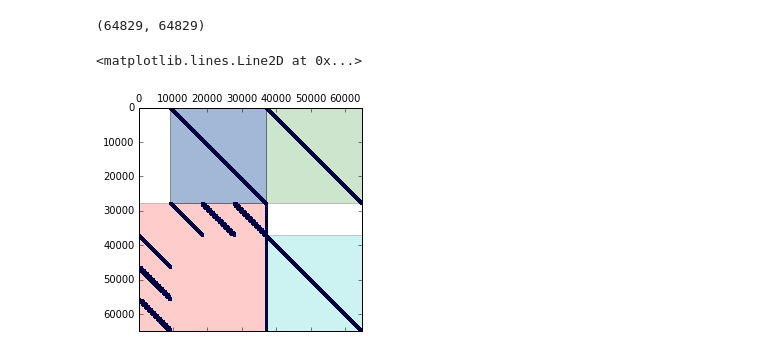
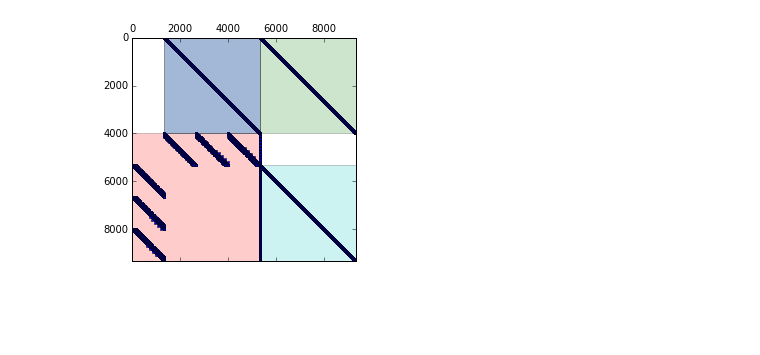
Before and after one commit to order/lcp-research, a Jupyter notebook: gh_system_viewer.ipynb, the cells around one changed output. Drawn from its saved outputs; the diff is of its cells as text; code cells hidden in the pictures; blank space fills up the shorter version.

```diff
--- a/gh_system_viewer.ipynb
+++ b/gh_system_viewer.ipynb
@@ -15,5 +15,7 @@ unarch = Unarchiver('/home/epz/scratch/test_gh_system.arch')
 G = unarch.G
 h = unarch.h
 G = G.tocsr()
-print G.shape
+(N,N) = G.shape
+n = int(np.round(np.power(N / 7,1./3.)))
+print n
 # %% [output]
@@ -31,7 +34,7 @@ print np.linalg.norm(G*x - h)
 # %%
 fig1 = plt.figure()
 ax1 = fig1.add_subplot(111, aspect='equal')
-N = 21**3 + 1  # 1 for augmentation var
+N = n**3 + 1  # 1 for augmentation var
 
 # Red is M
 ax1.add_patch(
@@ -56,33 +59,32 @@ ax1.add_patch(
 ax1.add_patch(
     patches.Rectangle(
         (N, 0),   # (x,y)
         3*N,          # width
         3*N,          # height
         alpha=0.2,
         fc='b'
     ),
 )
 ax1.add_patch(
     patches.Rectangle(
         (4*N, 0),   # (x,y)
         3*N,          # width
         3*N,          # height
         alpha=0.2,
         fc='g'
     ),
 )
 ax1.add_patch(
     patches.Rectangle(
         (4*N, 4*N),   # (x,y)
         3*N,          # width
         3*N,          # height
         alpha=0.2,
         fc='c'
     ),
 )
 
 ax1.spy(G,precision=0.05, markersize=2)
+plt.savefig('/home/epz/scratch/gh_system_{}.png'.format(n))
 # %% [output]
-(64829, 64829)
-<matplotlib.lines.Line2D at 0x...>
-[figure, old version]
+[figure, new version]
```
Also changed, not shown: parts of 3 cells of this notebook, 6 other files.
